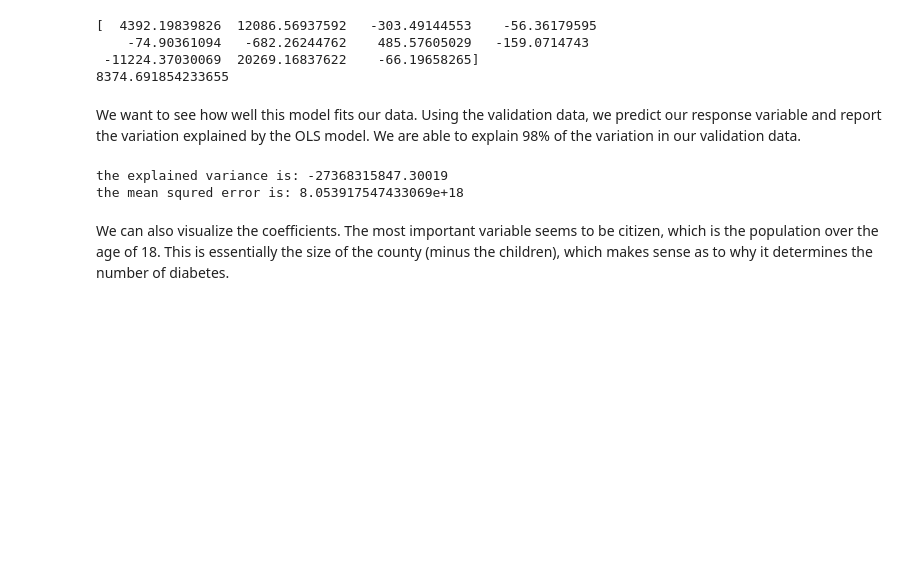
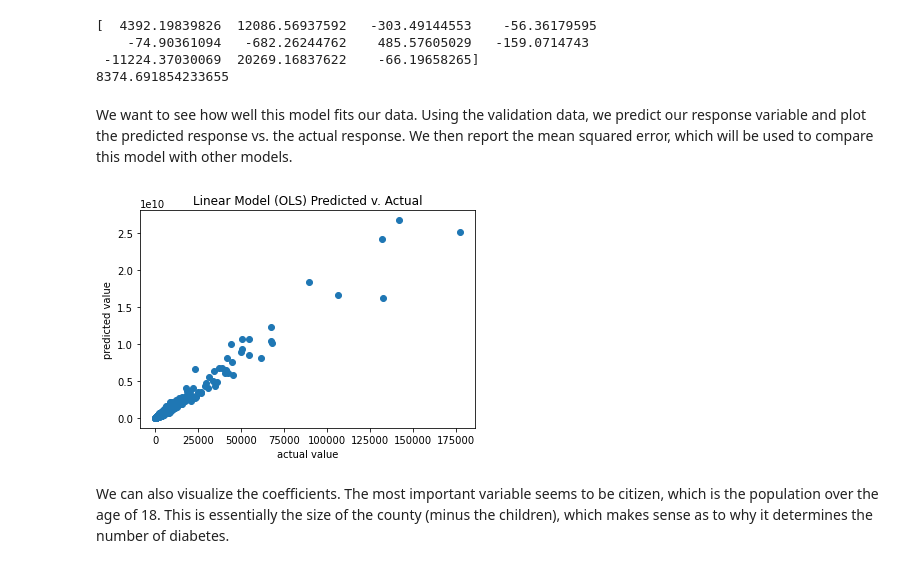
Before and after one commit to yaelnidam/CSS_Project2_Team1_Fall2020, a Jupyter notebook: project2.ipynb, the cells around one changed output. Saved outputs shown, nothing was run; the diff lists cells and outputs as text; code cells hidden in the pictures; blank space fills up the shorter version.

Commit message:
added in OLS validation code learned in lab

```diff
--- a/project2.ipynb
+++ b/project2.ipynb
@@ -407,20 +407,26 @@ print(lin_model.intercept_)
  -11224.37030069  20269.16837622    -66.19658265]
 8374.691854233655
 # %% [markdown]
-We want to see how well this model fits our data. Using the validation data, we predict our response variable and report the variation explained by the OLS model. We are able to explain 98% of the variation in our validation data.
+We want to see how well this model fits our data. Using the validation data, we predict our response variable and plot the predicted response vs. the actual response. We then report the mean squared error, which will be used to compare this model with other models.
 # %%
-from sklearn.metrics import explained_variance_score
-from sklearn.metrics import mean_squared_error
+#from sklearn.metrics import explained_variance_score
+#from sklearn.metrics import mean_squared_error
 
 # predict on the validation data
-y_pred = lin_model.predict(X_validate)
+lin_pred = lin_model.predict(X_validate)
 
-print("the explained variance is:", explained_variance_score(y_validate, y_pred))
-print("the mean squred error is:", mean_squared_error(y_validate, y_pred))
+# plot the residuals on a scatter plot
+plt.scatter(y = lin_pred, x = y_validate)
+plt.title('Linear Model (OLS) Predicted v. Actual')
+plt.xlabel('actual value')
+plt.ylabel('predicted value')
+plt.show()
+
+#print("the explained variance is:", explained_variance_score(y_validate, y_pred))
+#print("the mean squred error is:", mean_squared_error(y_validate, y_pred))
 # This seems insane!
 # %% [output]
-the explained variance is: -27368315847.30019
-the mean squred error is: 8.053917547433069e+18
+[figure, added]
 # %% [markdown]
 We can also visualize the coefficients. The most important variable seems to be citizen, which is the population over the age of 18. This is essentially the size of the county (minus the children), which makes sense as to why it determines the number of diabetes.
 # %%
```
Also changed, not shown: parts of 1 cell of this notebook.
